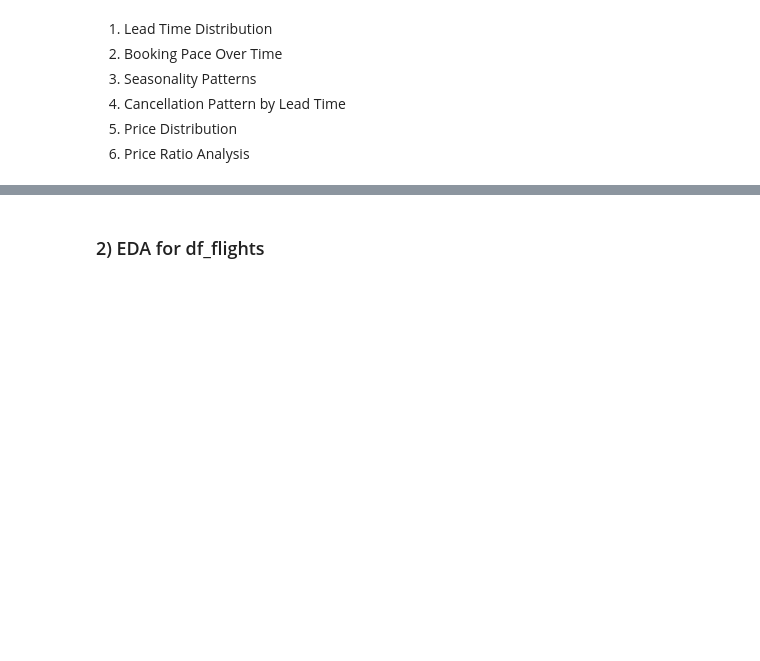
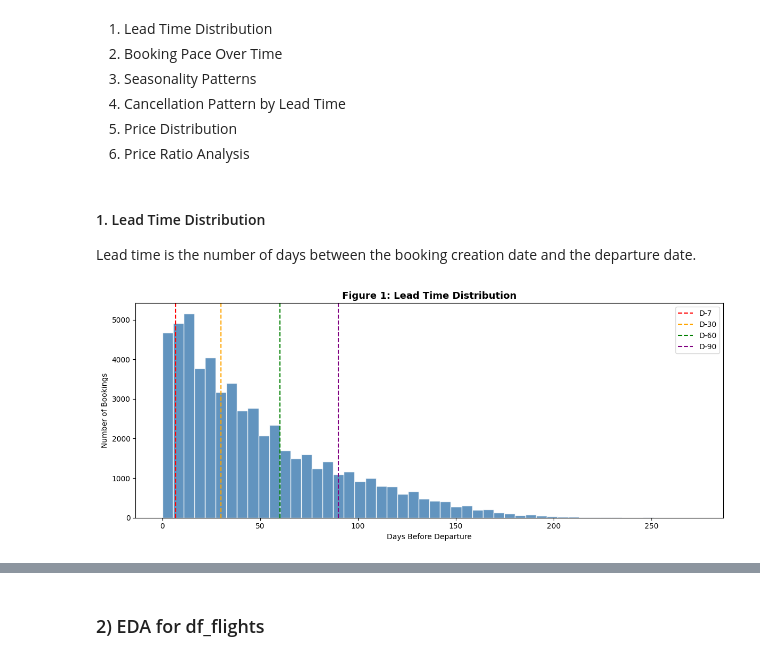
Before and after one commit to VildanaRazumova/thesis-demand-forecasting, a Jupyter notebook: thesis_notebook_final.ipynb, the cells around one changed output, grey strips where cells are left out. Saved outputs shown, nothing was run; the diff lists cells and outputs as text; code cells hidden in the pictures; blank space fills up the shorter version.

```diff
--- a/thesis_notebook_final.ipynb
+++ b/thesis_notebook_final.ipynb
@@ -523,3 +523,33 @@ The dataset includes the following key information:
 4. Cancellation Pattern by Lead Time
 5. Price Distribution
 6. Price Ratio Analysis
+# %% [markdown]
+#### 1. Lead Time Distribution
+
+Lead time is the number of days between the booking creation
+date and the departure date.
+# %%
+# Figure 1: Lead Time Distribution
+
+# Step 1: Filter out negative lead times (bookings after departure)
+lt_clean = df_claims[df_claims['LeadTimeDays'] >= 0]['LeadTimeDays']
+
+# Step 2: Create the histogram
+plt.figure(figsize=(12, 5))
+plt.hist(lt_clean, bins=50, color='steelblue', edgecolor='white', alpha=0.85)
+
+# Step 3: Add vertical lines for each booking window
+plt.axvline(x=7,  color='red',    linestyle='--', label='D-7')
+plt.axvline(x=30, color='orange', linestyle='--', label='D-30')
+plt.axvline(x=60, color='green',  linestyle='--', label='D-60')
+plt.axvline(x=90, color='purple', linestyle='--', label='D-90')
+
+# Step 4: Add labels and title
+plt.title('Figure 1: Lead Time Distribution', fontsize=13, fontweight='bold')
+plt.xlabel('Days Before Departure')
+plt.ylabel('Number of Bookings')
+plt.legend()
+plt.tight_layout()
+plt.show()
+# %% [output]
+[figure, added]
```
Also changed, not shown: parts of 10 cells of this notebook.
